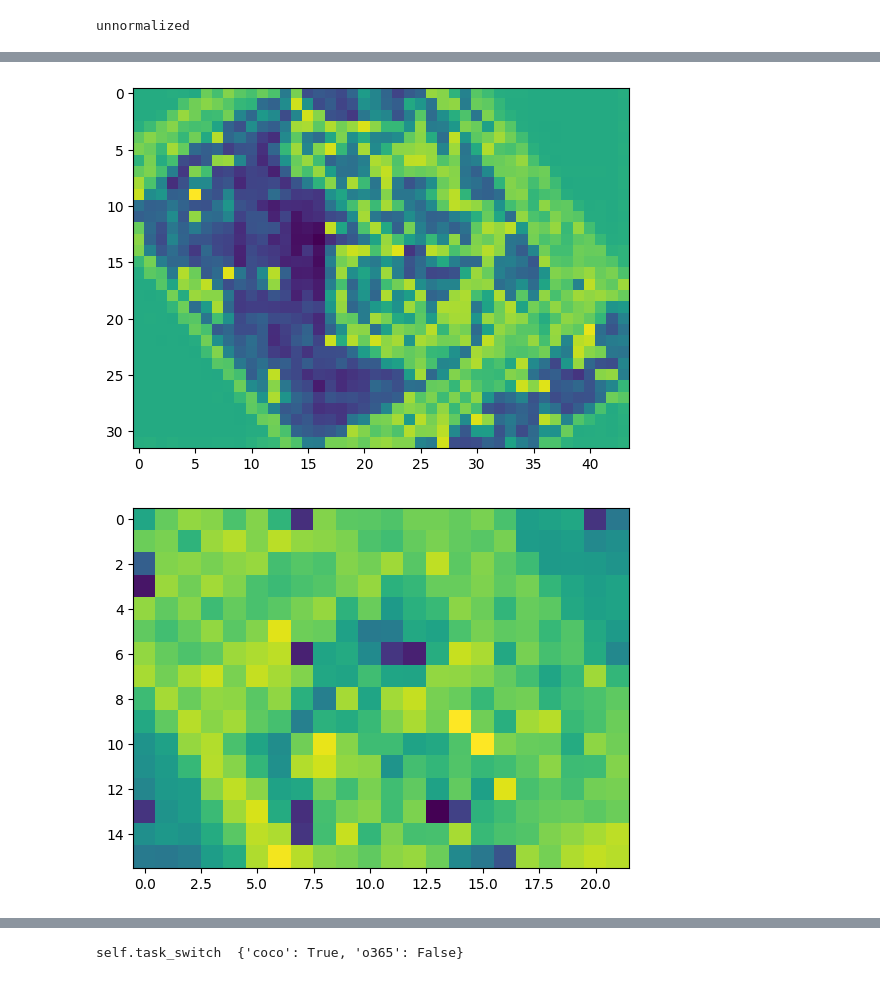
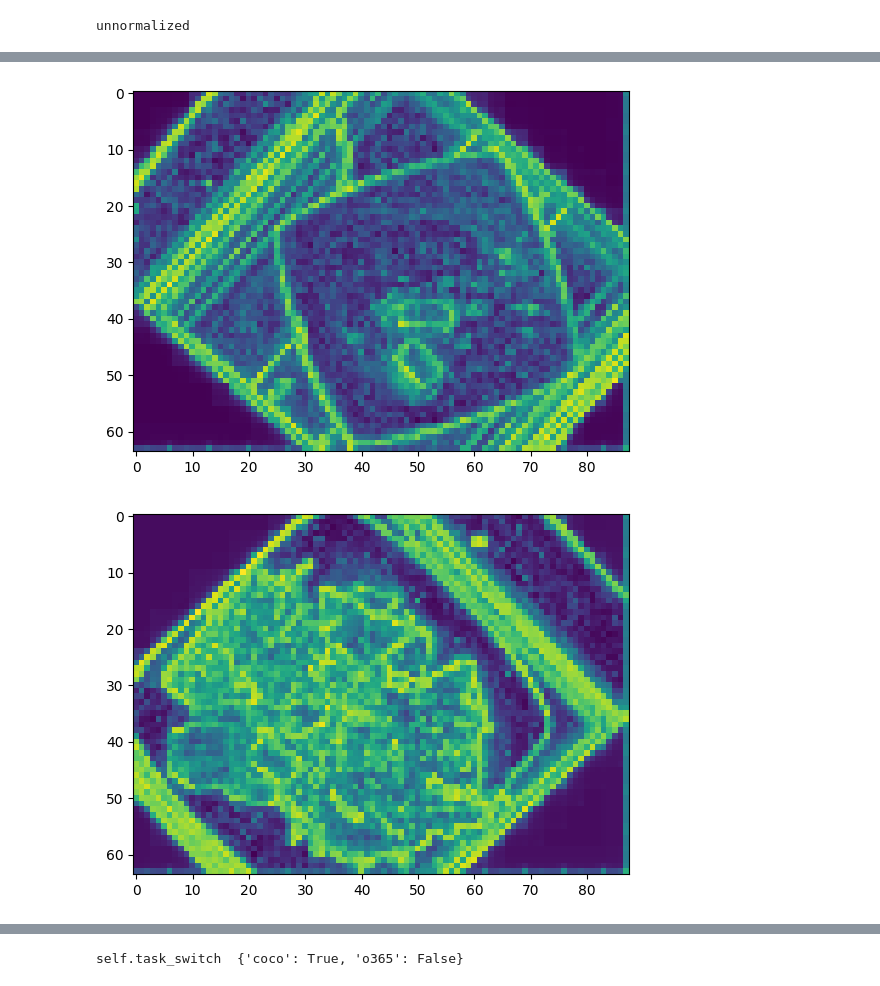
Before and after one commit to Oatsty/nutrition5k, a Jupyter notebook: bar.ipynb, the cells around one changed output, grey strips where cells are left out. Drawn from its saved outputs; the diff is of its cells as text; code cells hidden in the pictures.

```diff
--- a/bar.ipynb
+++ b/bar.ipynb
@@ -107,4 +111,5 @@ for feat in features.values():
     for f in feat:
         plt.figure()
         plt.imshow(f.abs().mean(0).cpu())
+    break
 # %% [output]
@@ -114,2 +119,2 @@ for feat in features.values():
-[figure, old version]
+[figure, new version]
-[figure, old version]
+[figure, new version]
```
Also changed, not shown: parts of 5 cells of this notebook, 14 other files.
